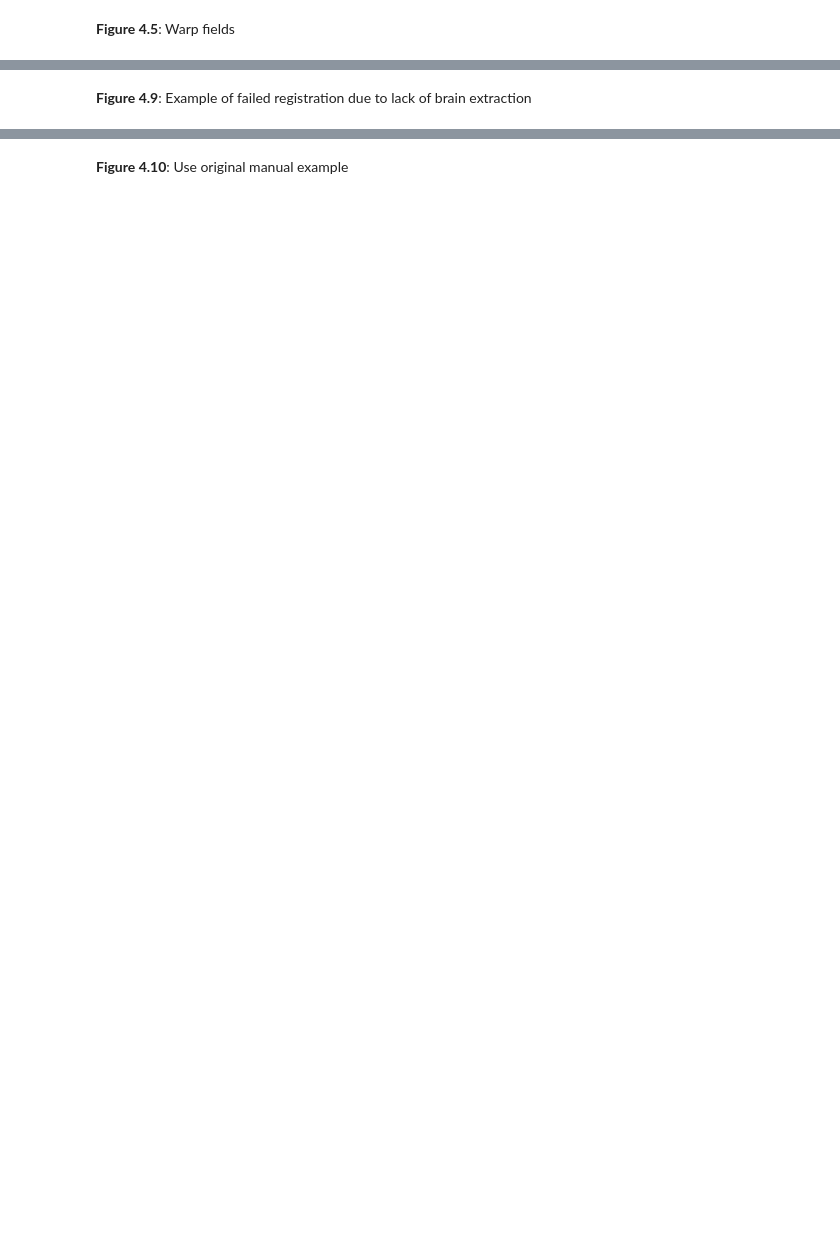
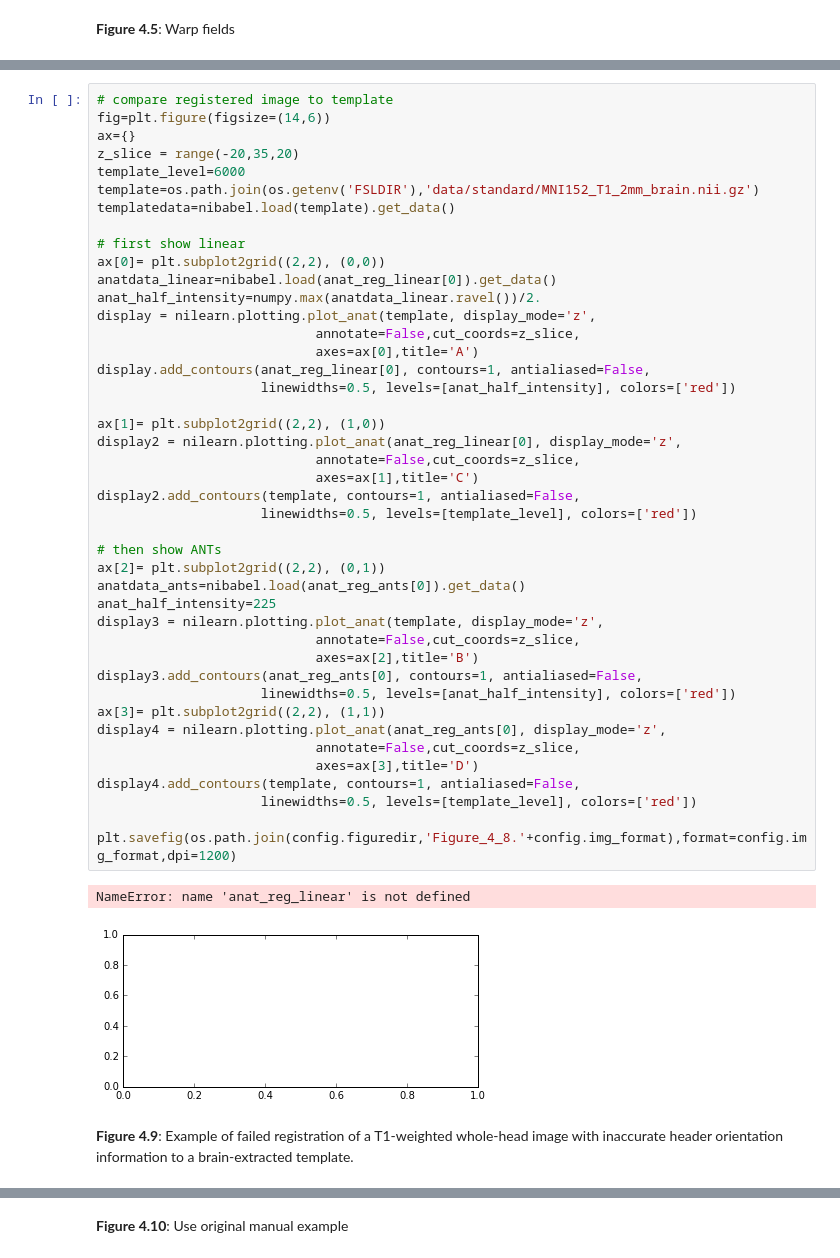
Before and after one commit to poldrack/fmri-handbook-2e-code, a Jupyter notebook: notebooks/Chapter4-SpatialNormalization/Chapter4-SpatialNormalization.ipynb, the cells around one changed output, grey strips where cells are left out. Cells and saved outputs as stored; diff of their text form; blank space fills up the shorter version.

```diff
--- a/notebooks/Chapter4-SpatialNormalization/Chapter4-SpatialNormalization.ipynb
+++ b/notebooks/Chapter4-SpatialNormalization/Chapter4-SpatialNormalization.ipynb
@@ -103,5 +230,51 @@ WImage(filename=os.path.join(config.orig_figuredir,'Figure_4_8.pdf'))
 # %% [output]
 [figure]
+# %%
+# compare registered image to template
+fig=plt.figure(figsize=(14,6))
+ax={}
+z_slice = range(-20,35,20)
+template_level=6000
+template=os.path.join(os.getenv('FSLDIR'),'data/standard/MNI152_T1_2mm_brain.nii.gz')
+templatedata=nibabel.load(template).get_data()
+
+# first show linear
+ax[0]= plt.subplot2grid((2,2), (0,0))
+anatdata_linear=nibabel.load(anat_reg_linear[0]).get_data()
+anat_half_intensity=numpy.max(anatdata_linear.ravel())/2.
+display = nilearn.plotting.plot_anat(template, display_mode='z',
+                            annotate=False,cut_coords=z_slice,
+                            axes=ax[0],title='A')
+display.add_contours(anat_reg_linear[0], contours=1, antialiased=False,
+                     linewidths=0.5, levels=[anat_half_intensity], colors=['red'])
+
+ax[1]= plt.subplot2grid((2,2), (1,0))
+display2 = nilearn.plotting.plot_anat(anat_reg_linear[0], display_mode='z',
+                            annotate=False,cut_coords=z_slice,
+                            axes=ax[1],title='C')
+display2.add_contours(template, contours=1, antialiased=False,
+                     linewidths=0.5, levels=[template_level], colors=['red'])
+
+# then show ANTs
+ax[2]= plt.subplot2grid((2,2), (0,1))
+anatdata_ants=nibabel.load(anat_reg_ants[0]).get_data()
+anat_half_intensity=225
+display3 = nilearn.plotting.plot_anat(template, display_mode='z',
+                            annotate=False,cut_coords=z_slice,
+                            axes=ax[2],title='B')
+display3.add_contours(anat_reg_ants[0], contours=1, antialiased=False,
+                     linewidths=0.5, levels=[anat_half_intensity], colors=['red'])
+ax[3]= plt.subplot2grid((2,2), (1,1))
+display4 = nilearn.plotting.plot_anat(anat_reg_ants[0], display_mode='z',
+                            annotate=False,cut_coords=z_slice,
+                            axes=ax[3],title='D')
+display4.add_contours(template, contours=1, antialiased=False,
+                     linewidths=0.5, levels=[template_level], colors=['red'])
+
+plt.savefig(os.path.join(config.figuredir,'Figure_4_8.'+config.img_format),format=config.img_format,dpi=1200)
+# %% [output]
+NameError: name 'anat_reg_linear' is not defined
+[figure, added]
 # %% [markdown]
-__Figure 4.9__: Example of failed registration due to lack of brain extraction
+__Figure 4.9__: Example of failed registration of a T1-weighted whole-head image with inaccurate header orientation information to a brain-extracted template.
 # %%
```
Also changed, not shown: parts of 25 cells of this notebook.
